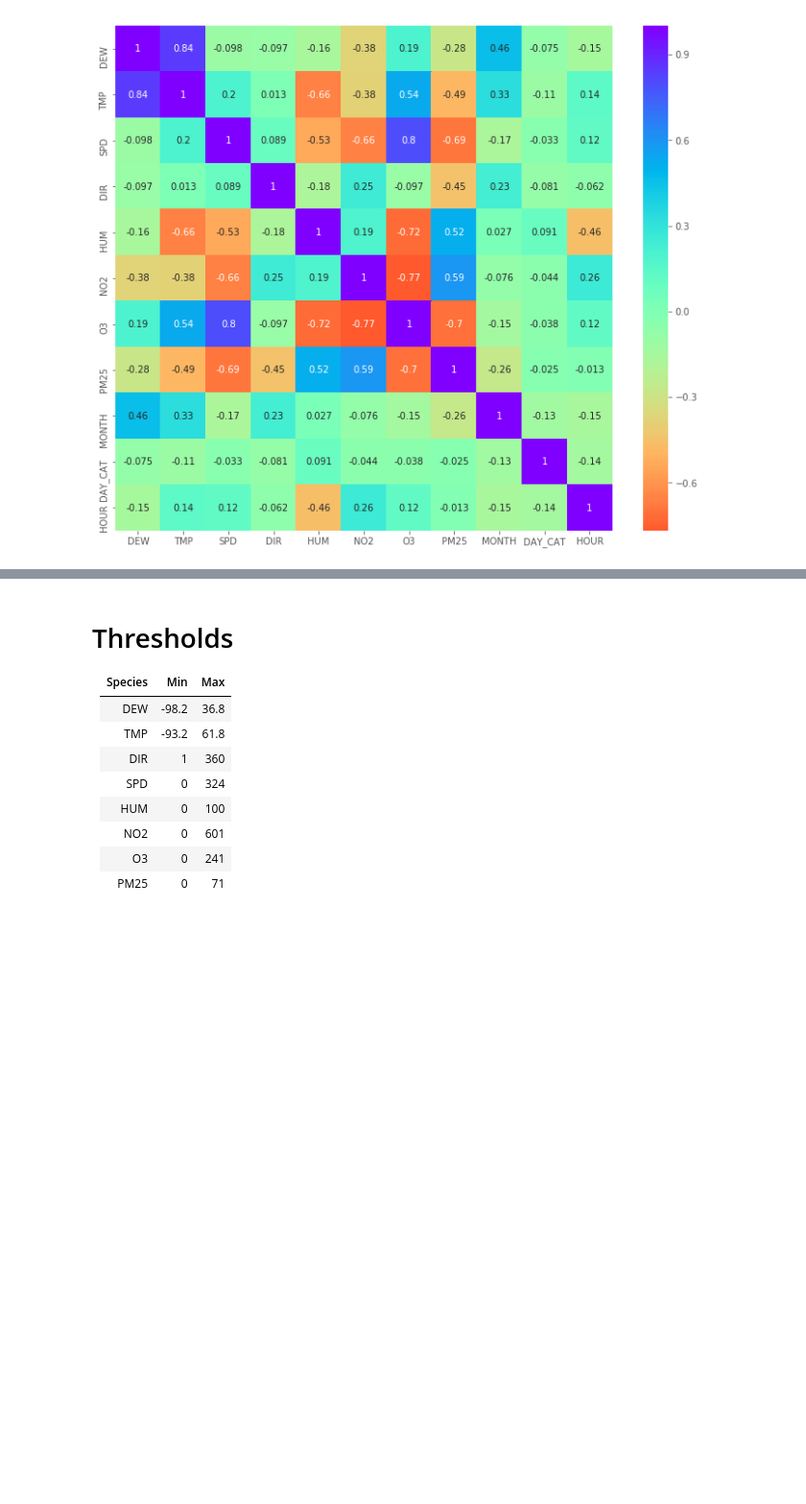
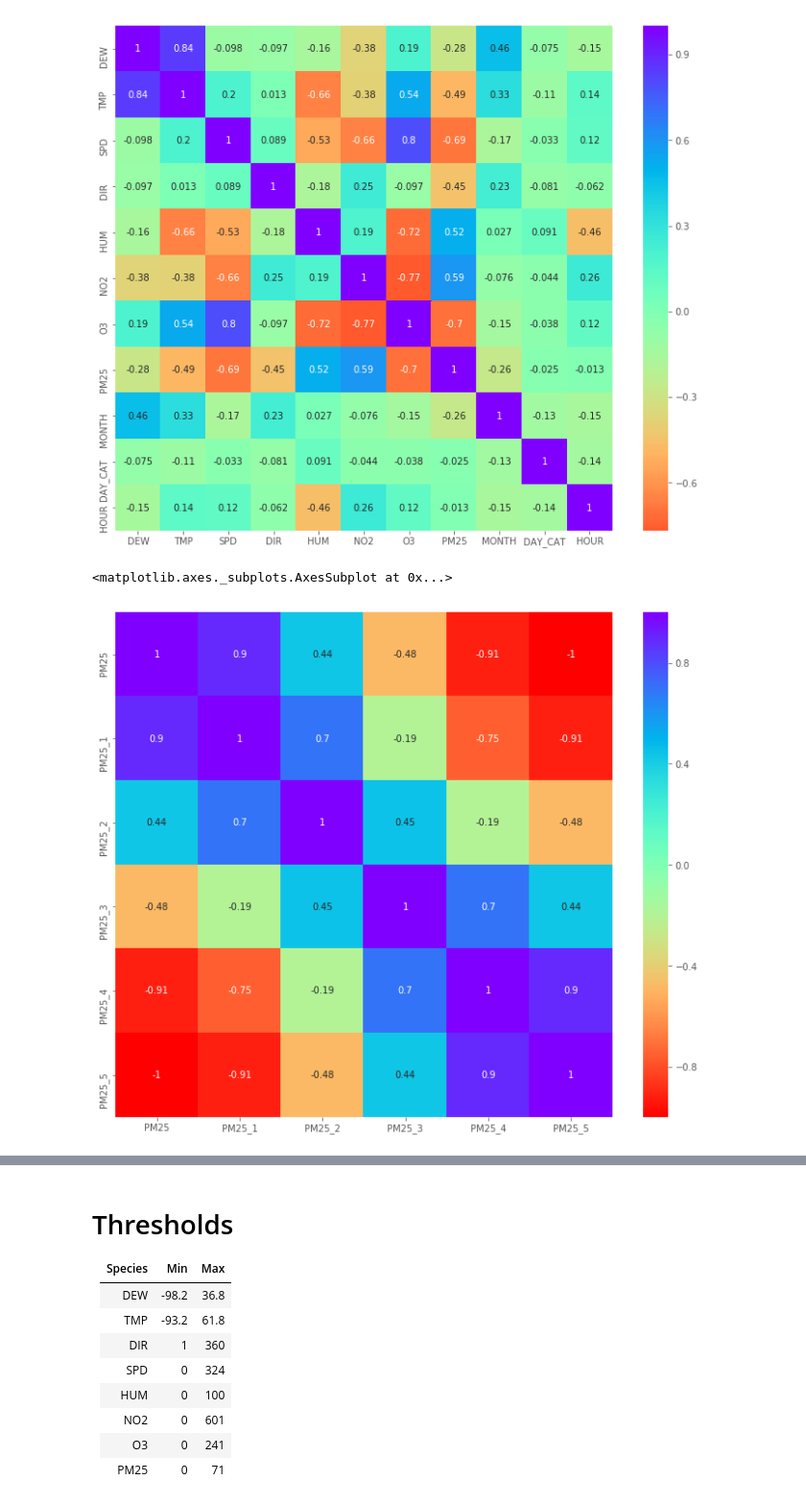
Before and after one commit to jmejco/data-analytics-cw, a Jupyter notebook: data/data-visualization.ipynb, the cells around one changed output, grey strips where cells are left out. Shown at 96% size. Saved outputs shown, nothing was run; the diff lists cells and outputs as text; code cells hidden in the pictures; blank space fills up the shorter version.

```diff
--- a/data/data-visualization.ipynb
+++ b/data/data-visualization.ipynb
@@ -68,3 +81,15 @@ sns.heatmap(corr, center=0, annot=True,cmap="rainbow_r",
 # %% [output]
 <matplotlib.axes._subplots.AxesSubplot at 0x...>
 [figure]
+# %%
+#Correlation_Matrix for shifted features of PM25
+plt.rcParams["figure.figsize"] = [12,10]
+data_corr = data[['PM25','PM25_1','PM25_2','PM25_3','PM25_4','PM25_5']].corr()
+
+corr = data_corr.corr()
+sns.heatmap(corr, center=0, annot=True,cmap="rainbow_r",
+            xticklabels=corr.columns.values,
+            yticklabels=corr.columns.values)
+# %% [output]
+<matplotlib.axes._subplots.AxesSubplot at 0x...>
+[figure, added]
```
Also changed, not shown: parts of 10 cells of this notebook, 1 other file.
